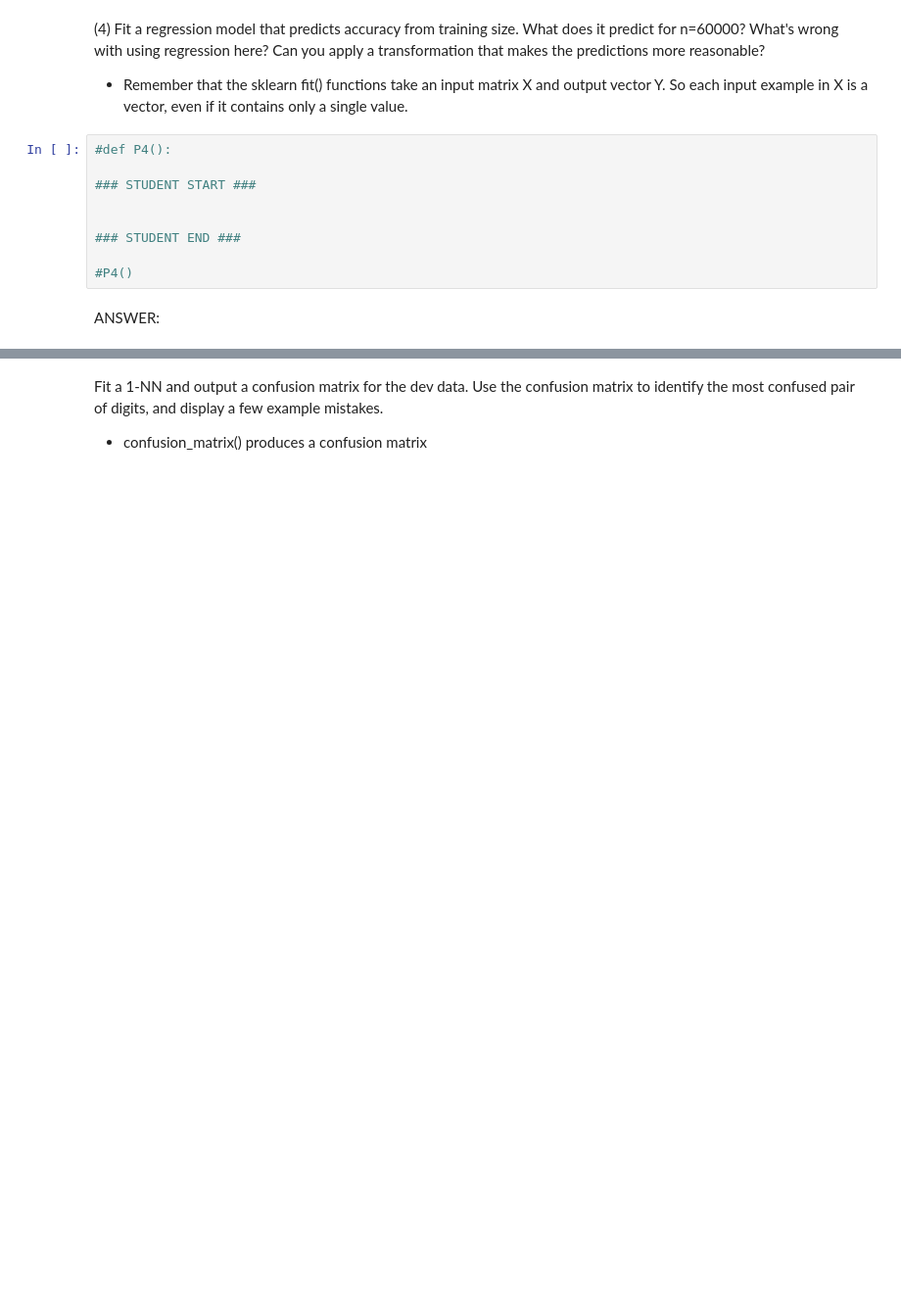
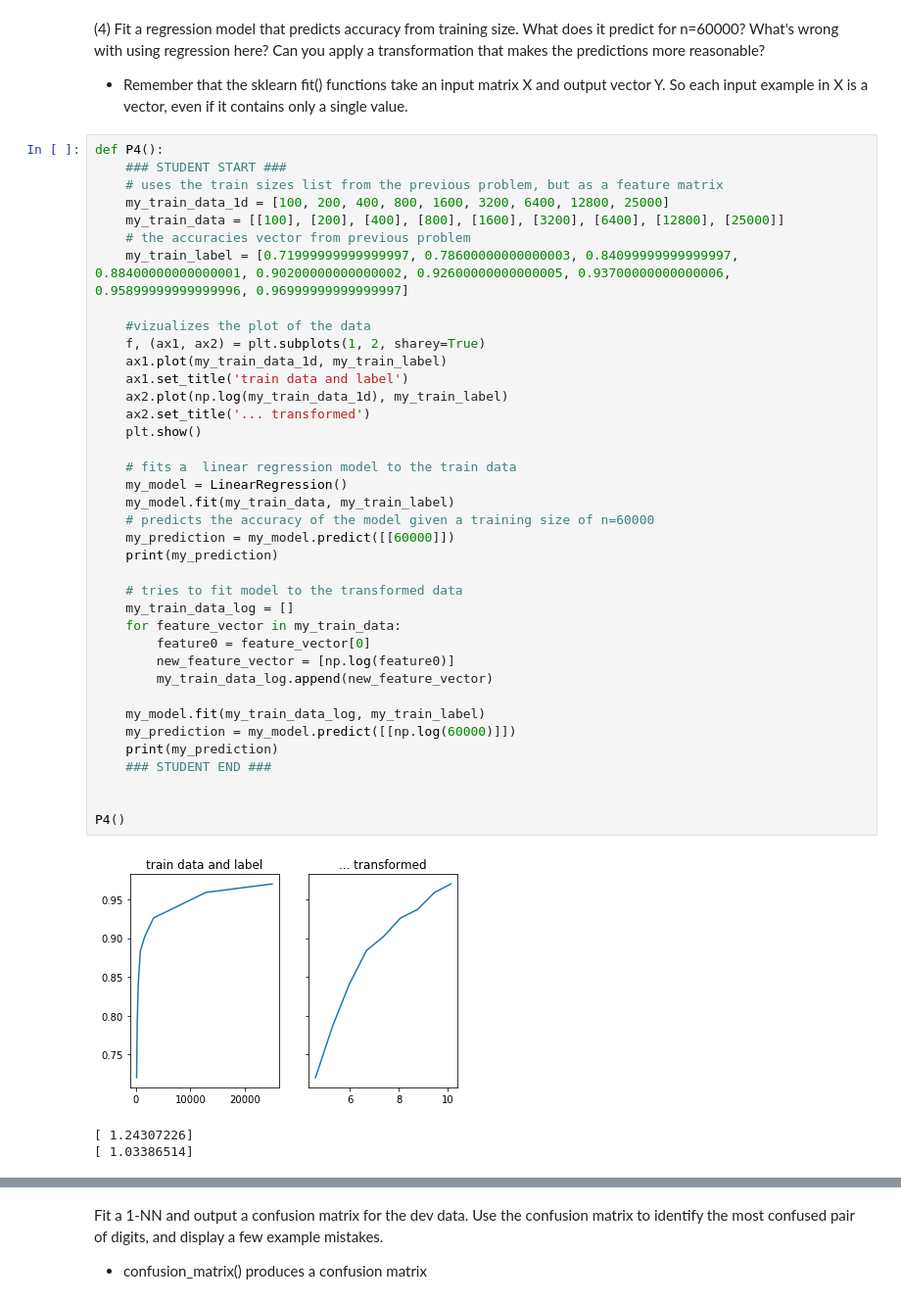
Before and after one commit to ucbiyyq/ucbiyyq-w207, a Jupyter notebook: project01/yangyang_qian_p01.ipynb, the cells around one changed output, grey strips where cells are left out. Shown: that part at 98% size. Saved outputs shown, nothing was run; the diff lists cells and outputs as text; blank space fills up the shorter version.

```diff
--- a/project01/yangyang_qian_p01.ipynb
+++ b/project01/yangyang_qian_p01.ipynb
@@ -113,14 +213,45 @@ ANSWER:
 (4) Fit a regression model that predicts accuracy from training size. What does it predict for n=60000? What's wrong with using regression here? Can you apply a transformation that makes the predictions more reasonable?
 
 - Remember that the sklearn fit() functions take an input matrix X and output vector Y. So each input example in X is a vector, even if it contains only a single value.
-# %%
-#def P4():
-
-### STUDENT START ###
-
-
-### STUDENT END ###
-
-#P4()
-# %% [markdown]
-ANSWER:
+# %%
+def P4():
+    ### STUDENT START ###
+    # uses the train sizes list from the previous problem, but as a feature matrix
+    my_train_data_1d = [100, 200, 400, 800, 1600, 3200, 6400, 12800, 25000]
+    my_train_data = [[100], [200], [400], [800], [1600], [3200], [6400], [12800], [25000]]
+    # the accuracies vector from previous problem
+    my_train_label = [0.71999999999999997, 0.78600000000000003, 0.84099999999999997, 0.88400000000000001, 0.90200000000000002, 0.92600000000000005, 0.93700000000000006, 0.95899999999999996, 0.96999999999999997]
+
+    #vizualizes the plot of the data
+    f, (ax1, ax2) = plt.subplots(1, 2, sharey=True)
+    ax1.plot(my_train_data_1d, my_train_label)
+    ax1.set_title('train data and label')
+    ax2.plot(np.log(my_train_data_1d), my_train_label)
+    ax2.set_title('... transformed')
+    plt.show()
+
+    # fits a  linear regression model to the train data
+    my_model = LinearRegression()
+    my_model.fit(my_train_data, my_train_label)
+    # predicts the accuracy of the model given a training size of n=60000
+    my_prediction = my_model.predict([[60000]])
+    print(my_prediction)
+
+    # tries to fit model to the transformed data
+    my_train_data_log = []
+    for feature_vector in my_train_data:
+        feature0 = feature_vector[0]
+        new_feature_vector = [np.log(feature0)]
+        my_train_data_log.append(new_feature_vector)
+
+    my_model.fit(my_train_data_log, my_train_label)
+    my_prediction = my_model.predict([[np.log(60000)]])
+    print(my_prediction)
+    ### STUDENT END ###
+
+
+P4()
+# %% [output]
+[figure, added]
+[ 1.24307226]
+[ 1.03386514]
```
Also changed, not shown: parts of 35 cells of this notebook, 6 other files.
